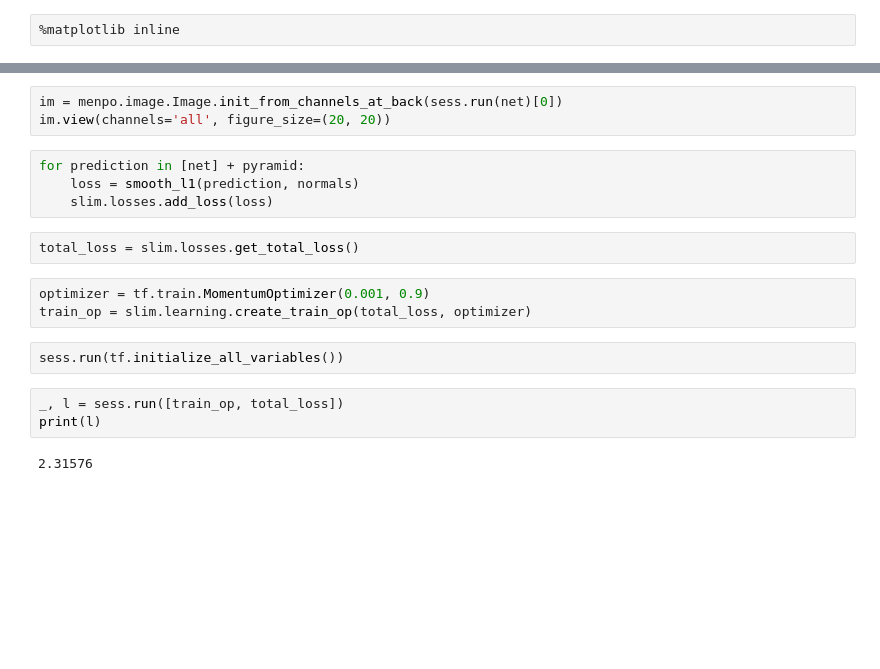
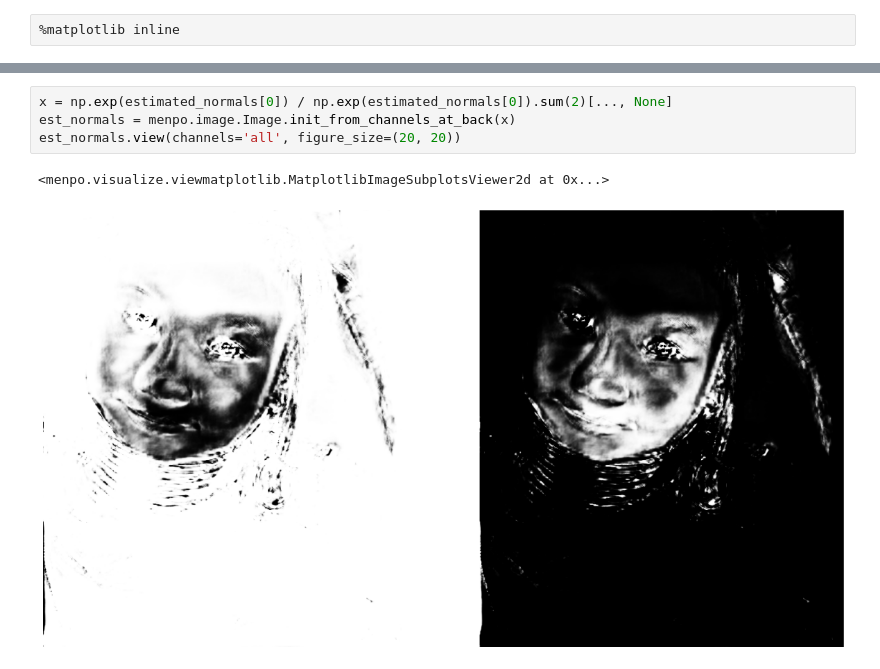
Before and after one commit to trigeorgis/ibugnet, a Jupyter notebook: Demo.ipynb, the cells around one changed output, grey strips where cells are left out. Saved outputs shown, nothing was run; the diff lists cells and outputs as text; blank space fills up the shorter version.

```diff
--- a/Demo.ipynb
+++ b/Demo.ipynb
@@ -37,19 +58,7 @@ Caused by op u'save/Assign_13', defined at:
 # %%
-im = menpo.image.Image.init_from_channels_at_back(sess.run(net)[0])
-im.view(channels='all', figure_size=(20, 20))
+x = np.exp(estimated_normals[0]) / np.exp(estimated_normals[0]).sum(2)[..., None]
+est_normals = menpo.image.Image.init_from_channels_at_back(x)
+est_normals.view(channels='all', figure_size=(20, 20))
+# %% [output]
+<menpo.visualize.viewmatplotlib.MatplotlibImageSubplotsViewer2d at 0x...>
+[figure, added]
-# %%
-for prediction in [net] + pyramid:
-    loss = smooth_l1(prediction, normals)
-    slim.losses.add_loss(loss)
-# %%
-total_loss = slim.losses.get_total_loss()
-# %%
-optimizer = tf.train.MomentumOptimizer(0.001, 0.9)
-train_op = slim.learning.create_train_op(total_loss, optimizer)
-# %%
-sess.run(tf.initialize_all_variables())
-# %%
-_, l = sess.run([train_op, total_loss])
-print(l)
-# %% [output]
-2.31576
```
Also changed, not shown: parts of 19 cells of this notebook, 7 other files.
